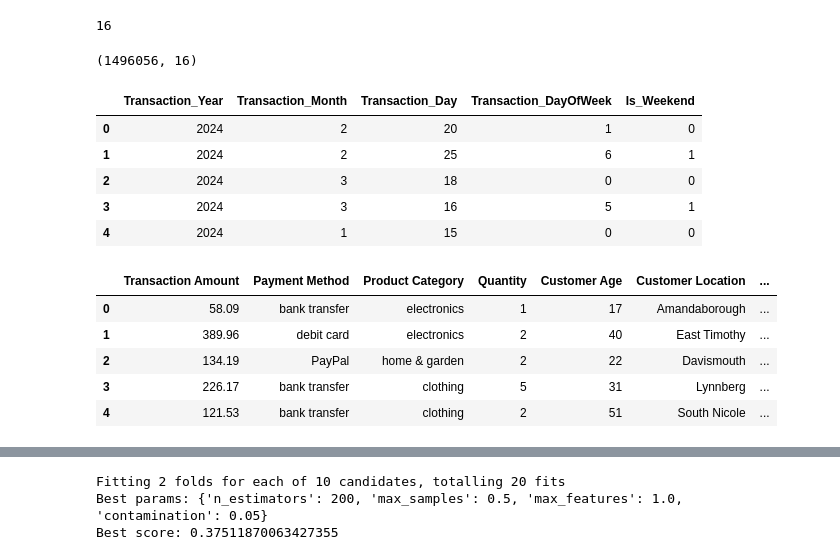
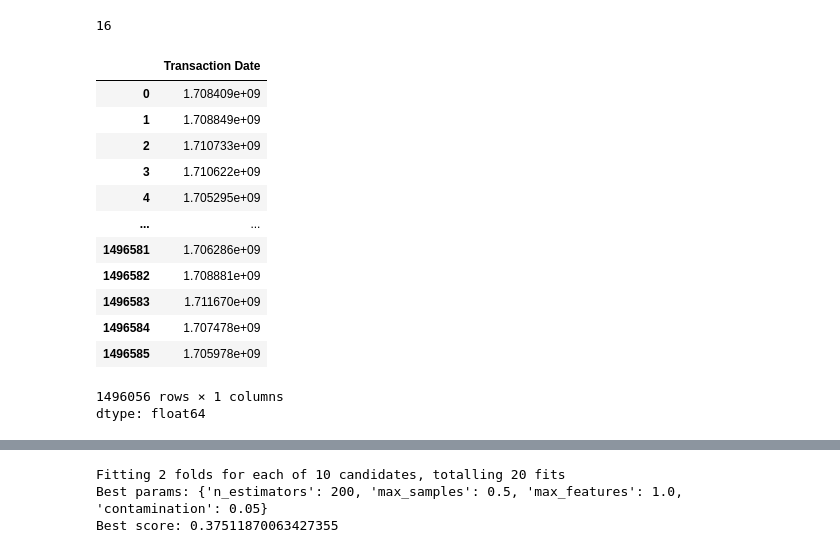
Before and after one commit to pentakll4002/IS403_Q13, a Jupyter notebook: isolation_forest.ipynb, the cells around one changed output, grey strips where cells are left out. Saved outputs shown, nothing was run; the diff lists cells and outputs as text; code cells hidden in the pictures.

```diff
--- a/isolation_forest.ipynb
+++ b/isolation_forest.ipynb
@@ -142,32 +137,28 @@ print(len(df.columns))
 df = df[df['Customer Age']>0]
-# %%
-df.shape
-# %% [output]
-(1496056, 16)
 # %%
+import datetime
 # Xử lý ngày tháng năm giao dịch
-df['Transaction Date'] = pd.to_datetime(df['Transaction Date'], errors='coerce')
+df['Transaction Date'] = pd.to_datetime(df['Transaction Date'])
+df['Transaction Date'] = df['Transaction Date'].apply(lambda x: x.timestamp())
 
-df['Transaction_Year'] = df['Transaction Date'].dt.year
-df['Transaction_Month'] = df['Transaction Date'].dt.month
-df['Transaction_Day'] = df['Transaction Date'].dt.day
-# df['Transaction_Hour'] = df['Transaction Date'].dt.hour    # loại vì đã có transaction_hour
-df['Transaction_Minute'] = df['Transaction Date'].dt.minute
-df['Transaction_Second'] = df['Transaction Date'].dt.second
-df['Transaction_DayOfWeek'] = df['Transaction Date'].dt.dayofweek
-df['Is_Weekend'] = df['Transaction_DayOfWeek'].apply(lambda x: 1 if x >= 5 else 0)
-
-df.drop(columns=["Transaction Date"], inplace=True)
+#df.drop(columns=["Transaction Date"], inplace=True)
 # %%
-df[['Transaction_Year', 'Transaction_Month', 'Transaction_Day',
-     'Transaction_DayOfWeek', 'Is_Weekend']].head()
+df['Transaction Date']
 # %% [output]
-|  | Transaction_Year | Transaction_Month | Transaction_Day | Transaction_DayOfWeek | Is_Weekend |
-| 0 | 2024 | 2 | 20 | 1 | 0 |
-| 1 | 2024 | 2 | 25 | 6 | 1 |
-| 2 | 2024 | 3 | 18 | 0 | 0 |
-| 3 | 2024 | 3 | 16 | 5 | 1 |
-| 4 | 2024 | 1 | 15 | 0 | 0 |
+|  | Transaction Date |
+| 0 | 1.708409e+09 |
+| 1 | 1.708849e+09 |
+| 2 | 1.710733e+09 |
+| 3 | 1.710622e+09 |
+| 4 | 1.705295e+09 |
+| ... | ... |
+| 1496581 | 1.706286e+09 |
+| 1496582 | 1.708881e+09 |
+| 1496583 | 1.711670e+09 |
+| 1496584 | 1.707478e+09 |
+| 1496585 | 1.705978e+09 |
+1496056 rows × 1 columns
+dtype: float64
 # %%
 cols_to_drop = [
     "Transaction ID",
@@ -176,15 +168,6 @@ cols_to_drop = [
     "Billing Address"
 ]
 df.drop(columns=cols_to_drop, inplace=True, errors='ignore')
-# %%
-df.head()
-# %% [output]
-|  | Transaction Amount | Payment Method | Product Category | Quantity | Customer Age | Customer Location | ... |
-| 0 | 58.09 | bank transfer | electronics | 1 | 17 | Amandaborough | ... |
-| 1 | 389.96 | debit card | electronics | 2 | 40 | East Timothy | ... |
-| 2 | 134.19 | PayPal | home & garden | 2 | 22 | Davismouth | ... |
-| 3 | 226.17 | bank transfer | clothing | 5 | 31 | Lynnberg | ... |
-| 4 | 121.53 | bank transfer | clothing | 2 | 51 | South Nicole | ... |
 # %%
 import ipaddress
 
```
Also changed, not shown: parts of 18 cells of this notebook.
